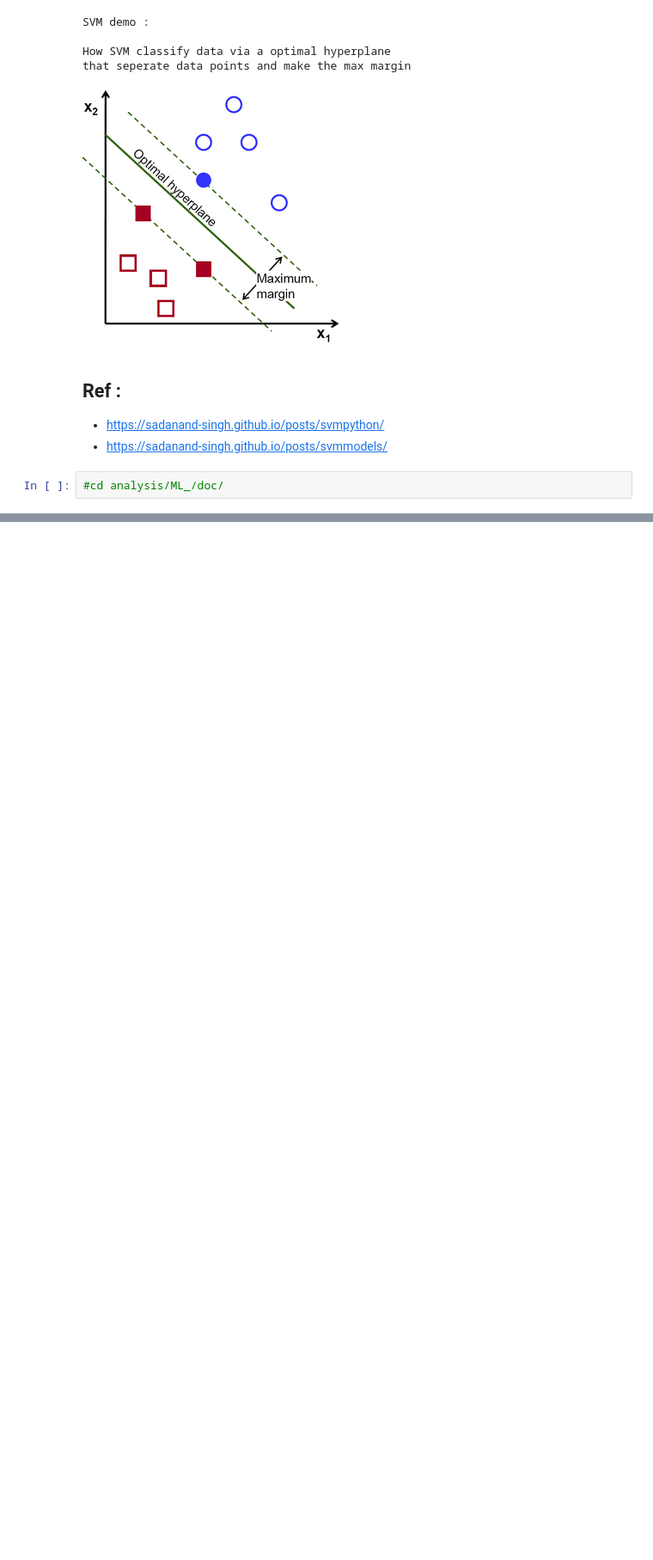
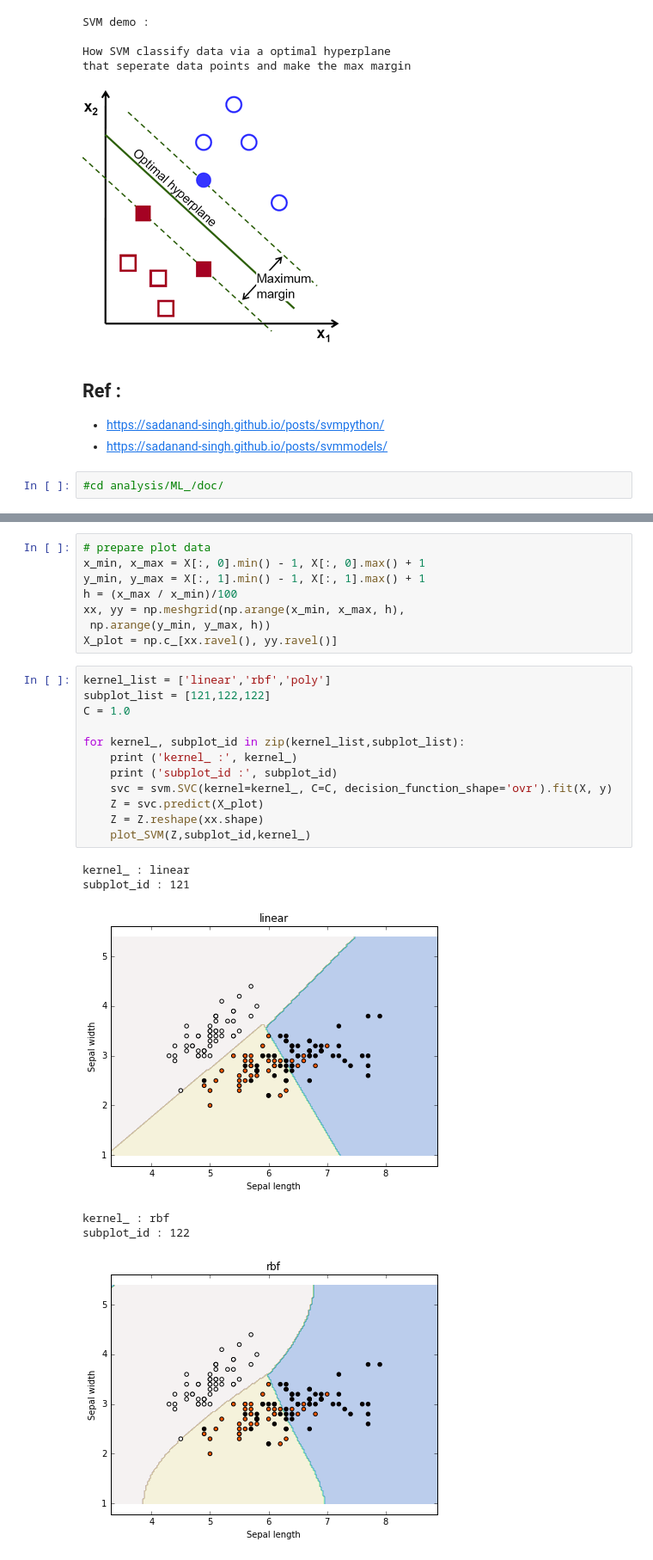
Before and after one commit to yennanliu/analysis, a Jupyter notebook: ML_/ML_Basic_SVM.ipynb, the cells around one changed output, grey strips where cells are left out. Shown at 86% size. Saved outputs shown, nothing was run; the diff lists cells and outputs as text; blank space fills up the shorter version.

```diff
--- a/ML_/ML_Basic_SVM.ipynb
+++ b/ML_/ML_Basic_SVM.ipynb
@@ -55,0 +97,27 @@ Populating the interactive namespace from numpy and matplotlib
+# %%
+# prepare plot data
+x_min, x_max = X[:, 0].min() - 1, X[:, 0].max() + 1
+y_min, y_max = X[:, 1].min() - 1, X[:, 1].max() + 1
+h = (x_max / x_min)/100
+xx, yy = np.meshgrid(np.arange(x_min, x_max, h),
+ np.arange(y_min, y_max, h))
+X_plot = np.c_[xx.ravel(), yy.ravel()]
+# %%
+kernel_list = ['linear','rbf','poly']
+subplot_list = [121,122,122]
+C = 1.0
+
+for kernel_, subplot_id in zip(kernel_list,subplot_list):
+    print ('kernel_ :', kernel_)
+    print ('subplot_id :', subplot_id)
+    svc = svm.SVC(kernel=kernel_, C=C, decision_function_shape='ovr').fit(X, y)
+    Z = svc.predict(X_plot)
+    Z = Z.reshape(xx.shape)
+    plot_SVM(Z,subplot_id,kernel_)
+# %% [output]
+kernel_ : linear
+subplot_id : 121
+[figure, added]
+kernel_ : rbf
+subplot_id : 122
+[figure, added]
```
Also changed, not shown: parts of 10 cells of this notebook.
